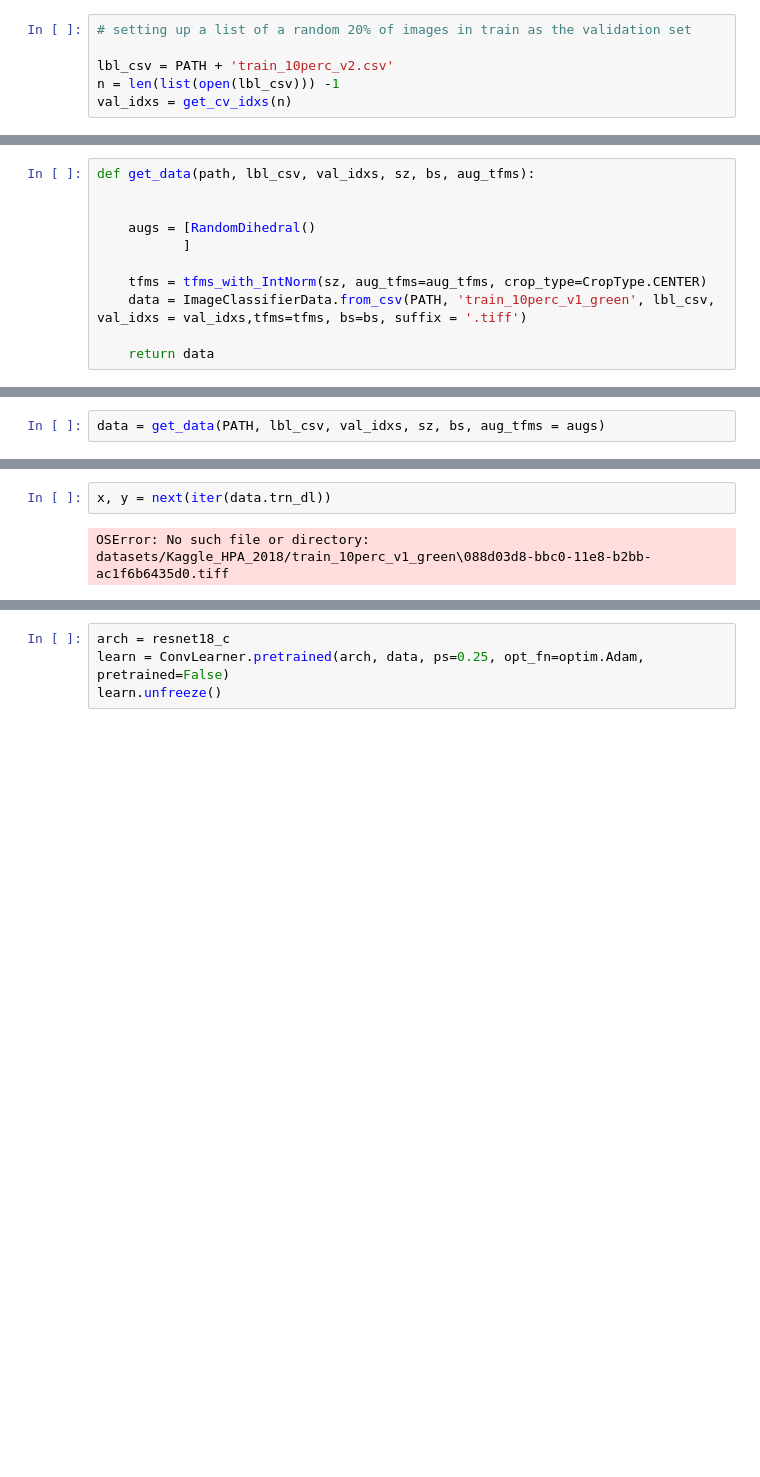
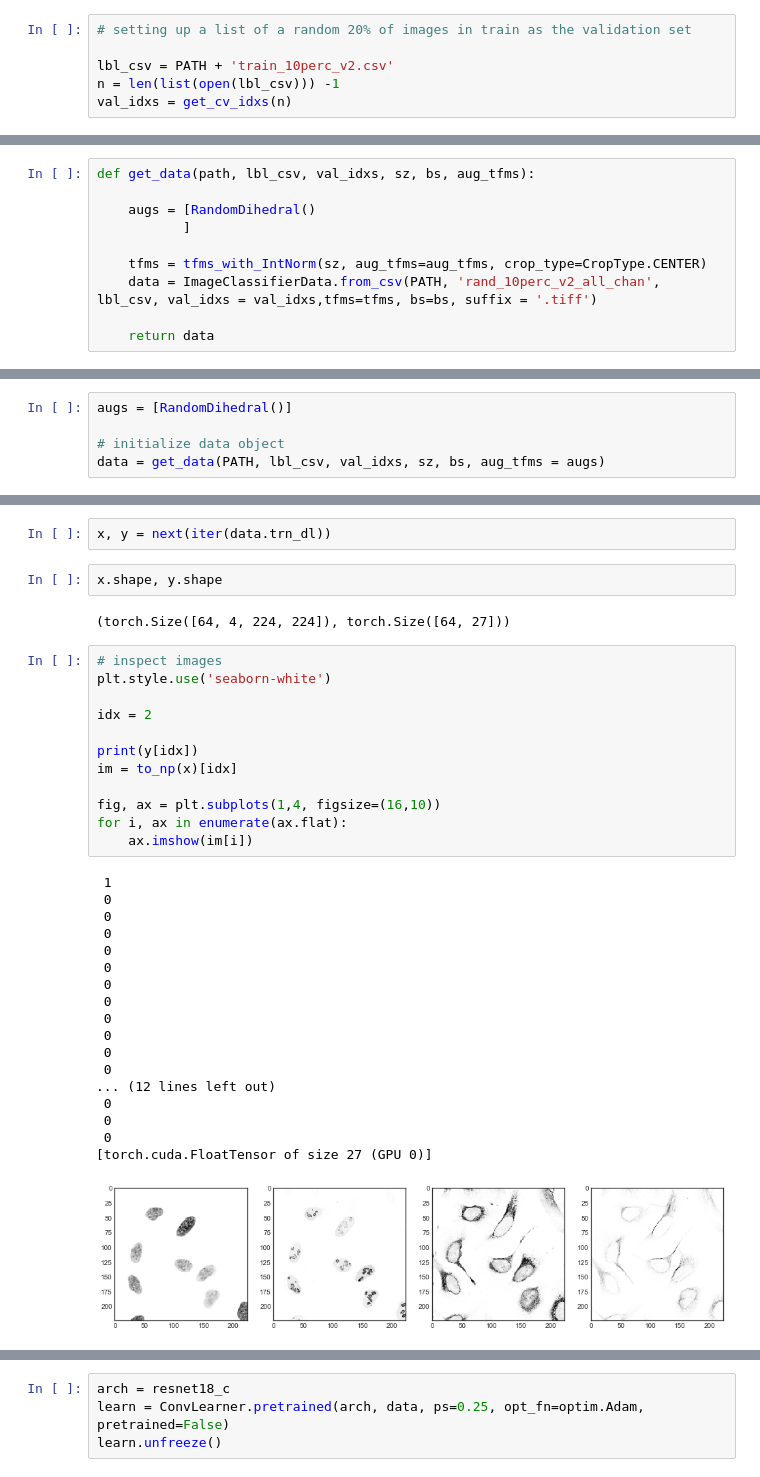
Before and after one commit to WMAPernice/Test_dev, a Jupyter notebook: YNet_dev/Kaggle_HPA_logistics.ipynb, the cells around one changed output, grey strips where cells are left out. Drawn from its saved outputs; the diff is of its cells as text; blank space fills up the shorter version.

```diff
--- a/YNet_dev/Kaggle_HPA_logistics.ipynb
+++ b/YNet_dev/Kaggle_HPA_logistics.ipynb
@@ -31,11 +29,10 @@ val_idxs
 # %%
 def get_data(path, lbl_csv, val_idxs, sz, bs, aug_tfms):
-
 
     augs = [RandomDihedral()
            ]
 
     tfms = tfms_with_IntNorm(sz, aug_tfms=aug_tfms, crop_type=CropType.CENTER)
-    data = ImageClassifierData.from_csv(PATH, 'train_10perc_v1_green', lbl_csv, val_idxs = val_idxs,tfms=tfms, bs=bs, suffix = '.tiff')
+    data = ImageClassifierData.from_csv(PATH, 'rand_10perc_v2_all_chan', lbl_csv, val_idxs = val_idxs,tfms=tfms, bs=bs, suffix = '.tiff')
 
     return data
@@ -45,2 +39,5 @@ augs = [RandomDihedral()
 # %%
+augs = [RandomDihedral()]
+
+# initialize data object
 data = get_data(PATH, lbl_csv, val_idxs, sz, bs, aug_tfms = augs)
@@ -47,5 +48,38 @@ data = get_data(PATH, lbl_csv, val_idxs, sz, bs, aug_tfms = augs)
 # %%
 x, y = next(iter(data.trn_dl))
-# %% [output]
-OSError: No such file or directory: datasets/Kaggle_HPA_2018/train_10perc_v1_green\088d03d8-bbc0-11e8-b2bb-ac1f6b6435d0.tiff
+# %%
+x.shape, y.shape
+# %% [output]
+(torch.Size([64, 4, 224, 224]), torch.Size([64, 27]))
+# %%
+# inspect images
+plt.style.use('seaborn-white')
+
+idx = 2
+
+print(y[idx])
+im = to_np(x)[idx]
+
+fig, ax = plt.subplots(1,4, figsize=(16,10))
+for i, ax in enumerate(ax.flat):
+    ax.imshow(im[i])
+# %% [output]
+ 1
+ 0
+ 0
+ 0
+ 0
+ 0
+ 0
+ 0
+ 0
+ 0
+ 0
+ 0
+... (12 lines left out)
+ 0
+ 0
+ 0
+[torch.cuda.FloatTensor of size 27 (GPU 0)]
+[figure, added]
 # %%
```
Also changed, not shown: parts of 4 cells of this notebook, 1 other file.
